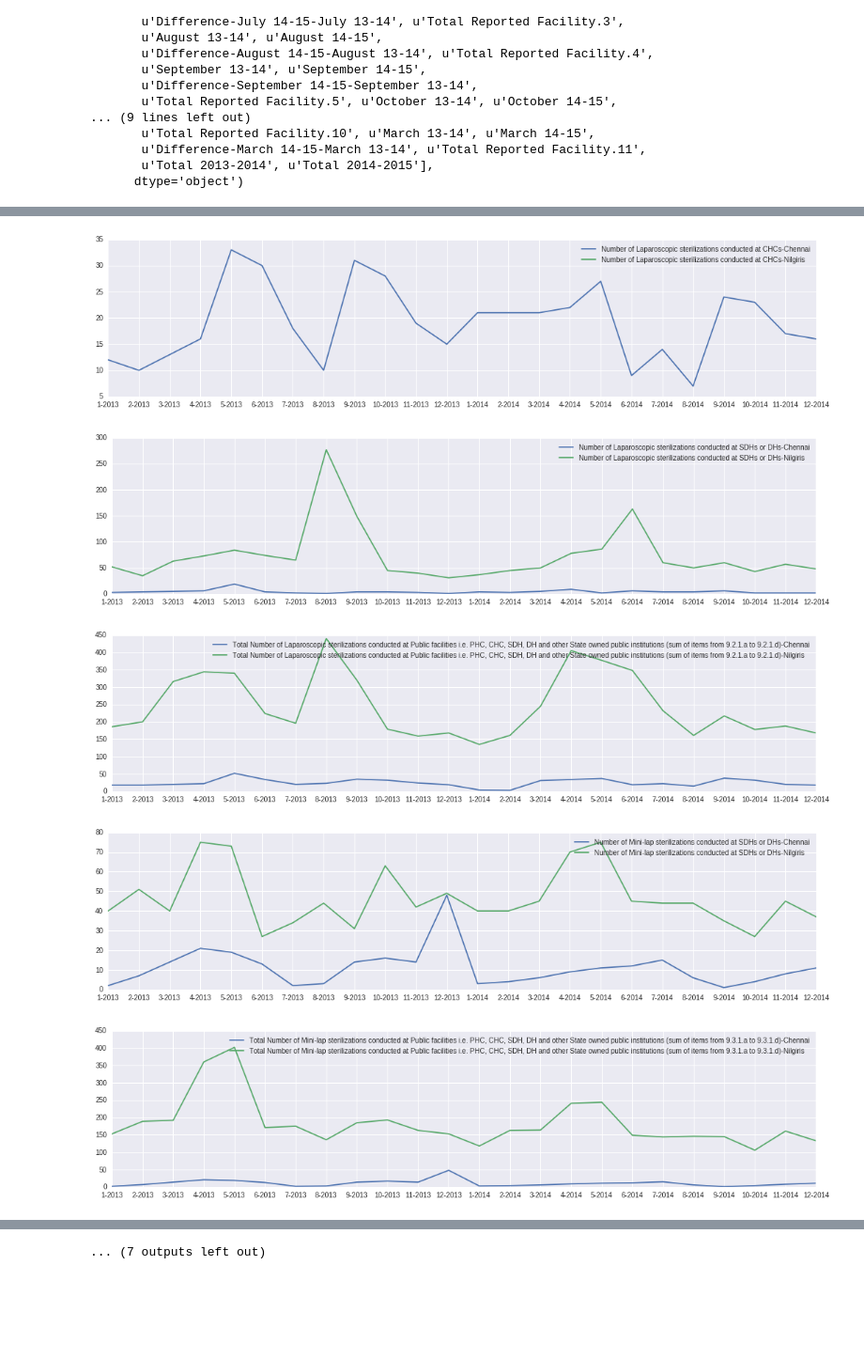
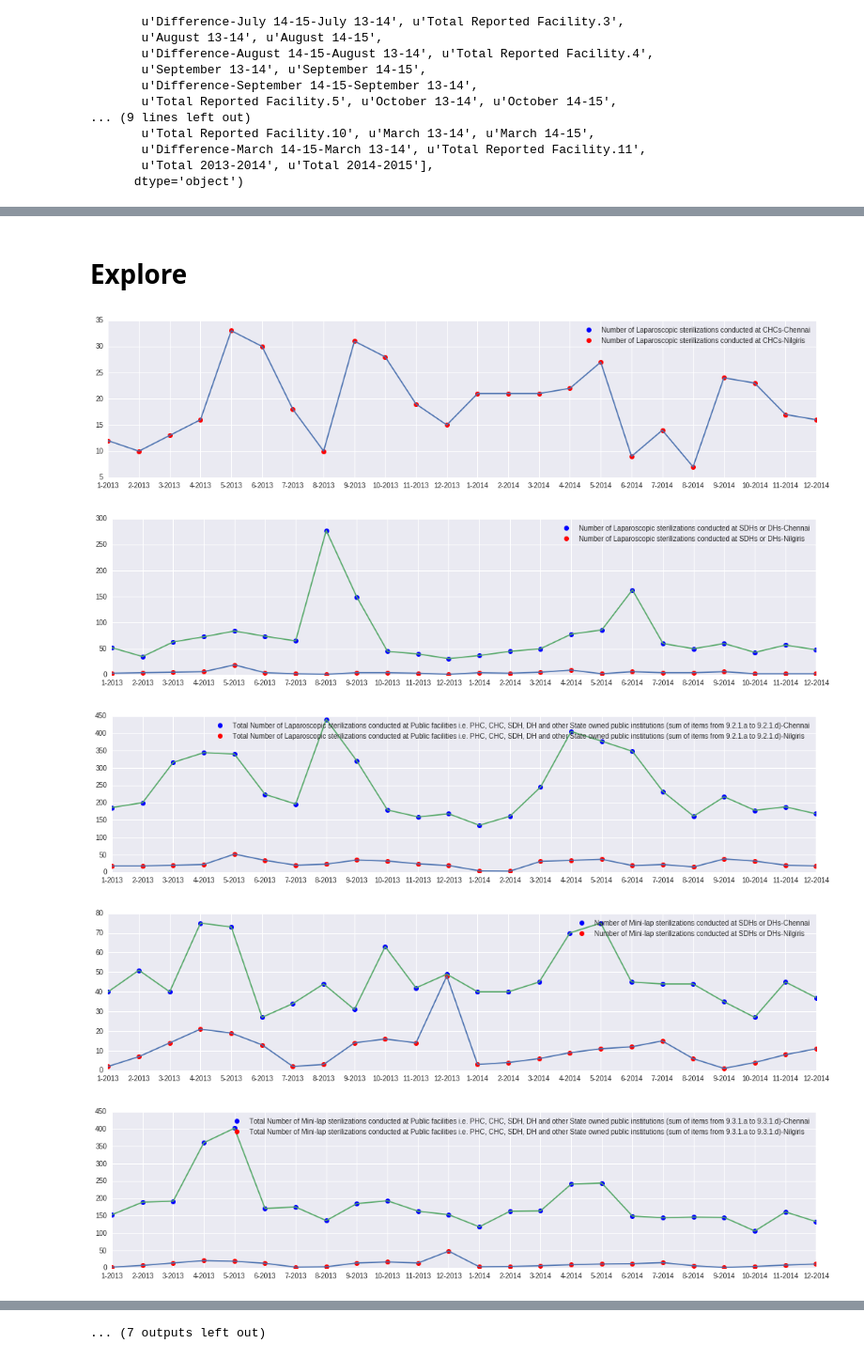
Before and after one commit to unnati-xyz/open-data-india-health, a Jupyter notebook: Analysing Health Care Data Using Open Data - Bangpypers Feb 6th.ipynb, the cells around one changed output, grey strips where cells are left out. Shown at 94% size. Drawn from its saved outputs; the diff is of its cells as text; code cells hidden in the pictures; blank space fills up the shorter version.

```diff
--- a/Analysing Health Care Data Using Open Data - Bangpypers Feb 6th.ipynb
+++ b/Analysing Health Care Data Using Open Data - Bangpypers Feb 6th.ipynb
@@ -32,5 +35,3 @@ Index([u'Parameters', u'Type', u'Total Facility', u'April 13-14',
        u'Difference-March 14-15-March 13-14', u'Total Reported Facility.11',
        u'Total 2013-2014', u'Total 2014-2015'],
       dtype='object')
-# %%
-df = family_planning_df.filter(regex=("Difference"))
@@ -84,22 +87,24 @@ sorted_nl_df = sort_df_on_time(family_planning_subset_df)
 sorted_nl_df = sorted_nl_df.fillna(axis=1,method='backfill')
 sorted_ch_df = sort_df_on_time(family_planning_ch_subset_df)
 sorted_ch_df = sorted_ch_df.fillna(axis=1,method='backfill')
+# %% [markdown]
+# Explore
 # %%
 
 #for k,v in sorted_ch_df.iterrows() and m,n in sorted_df.iterrows():
 for i in range(0,sorted_ch_df.shape[0]):
     v = sorted_ch_df.iloc[i]
     n = sorted_nl_df.iloc[i]
     plt.figure(figsize=(18,4))
     plt.xticks(range(0,(len(sorted_ch_df.columns)-1)),v.index[1:])
-    # plt.plot(v.values[1:],'bo')
-    # plt.plot(n.values[1:],'ro')
+    plt.plot(v.values[1:],'bo')
+    plt.plot(n.values[1:],'ro')
     plt.plot(n.values[1:])
     plt.plot(v.values[1:])
     plt.legend([v.values[0]+"-Chennai",n.values[0]+"-Nilgiris"])
 # %% [output]
-[figure, old version]
+[figure, new version]
-[figure, old version]
+[figure, new version]
-[figure, old version]
+[figure, new version]
-[figure, old version]
+[figure, new version]
-[figure, old version]
+[figure, new version]
```
Also changed, not shown: parts of 14 cells of this notebook.
